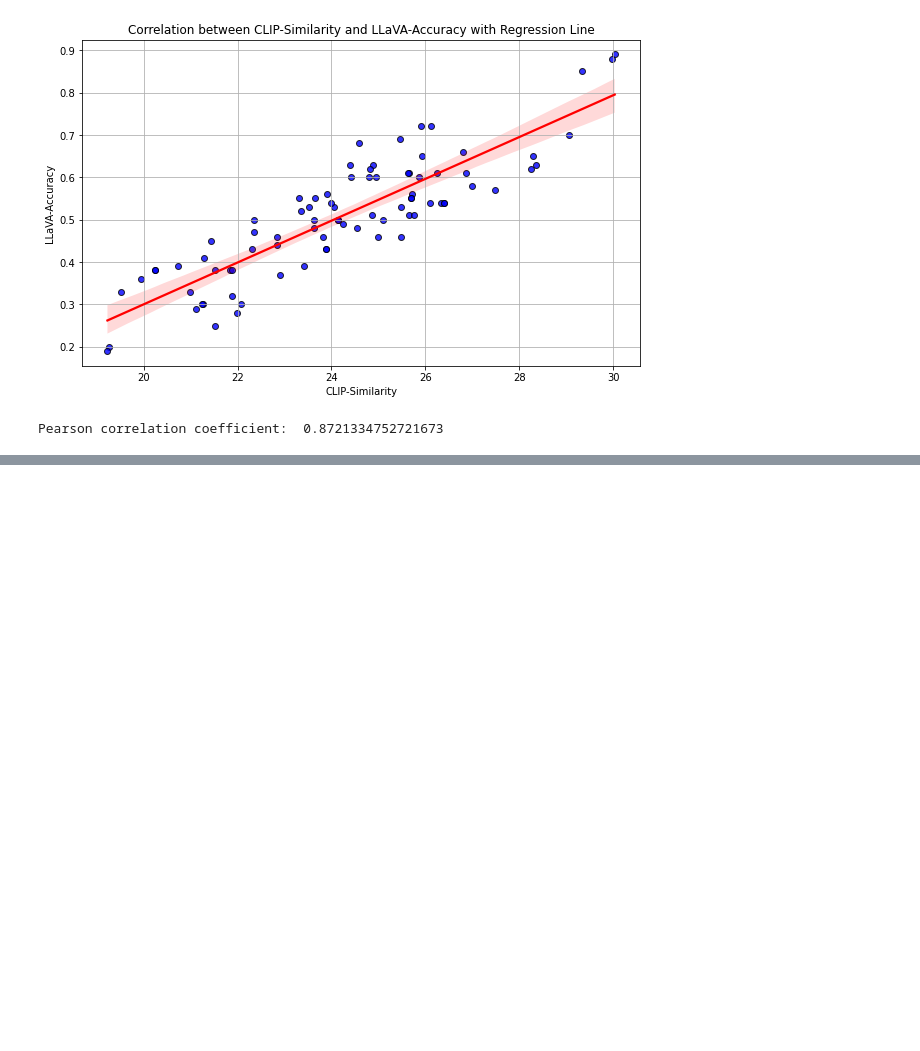
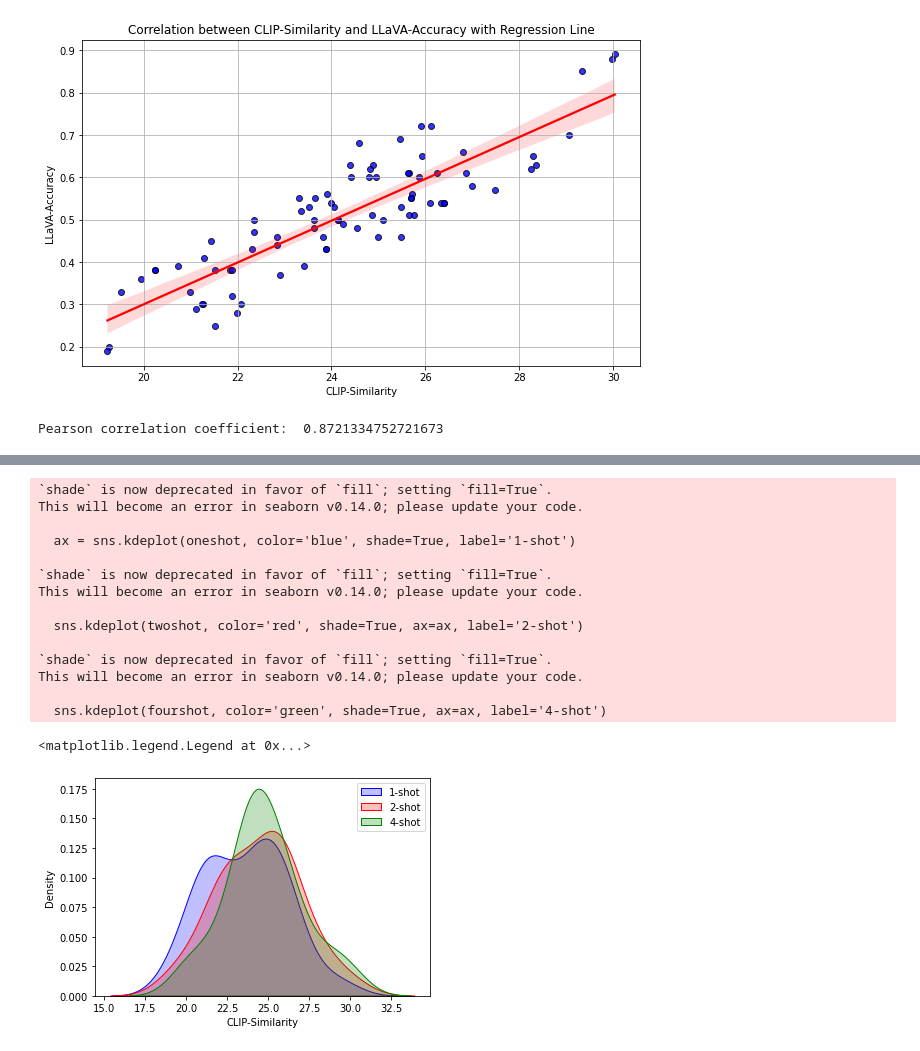
Before and after one commit to UW-Madison-Lee-Lab/CoBSAT, a Jupyter notebook: clip_llava_alignment.ipynb, the cells around one changed output, grey strips where cells are left out. Saved outputs shown, nothing was run; the diff lists cells and outputs as text; code cells hidden in the pictures; blank space fills up the shorter version.

```diff
--- a/clip_llava_alignment.ipynb
+++ b/clip_llava_alignment.ipynb
@@ -77,0 +142,31 @@ Pearson correlation coefficient:  0.8721334752721673
+# %%
+# scatter plot
+oneshot = get_index(data_clip, 1)
+twoshot = get_index(data_clip, 2)
+fourshot = get_index(data_clip, 4)
+
+# density plot
+ax = sns.kdeplot(oneshot, color='blue', shade=True, label='1-shot')
+sns.kdeplot(twoshot, color='red', shade=True, ax=ax, label='2-shot')
+sns.kdeplot(fourshot, color='green', shade=True, ax=ax, label='4-shot')
+ax.set_xlabel('CLIP-Similarity')
+
+# add legend
+plt.legend()
+# %% [output]
+`shade` is now deprecated in favor of `fill`; setting `fill=True`.
+This will become an error in seaborn v0.14.0; please update your code.
+
+  ax = sns.kdeplot(oneshot, color='blue', shade=True, label='1-shot')
+
+`shade` is now deprecated in favor of `fill`; setting `fill=True`.
+This will become an error in seaborn v0.14.0; please update your code.
+
+  sns.kdeplot(twoshot, color='red', shade=True, ax=ax, label='2-shot')
+
+`shade` is now deprecated in favor of `fill`; setting `fill=True`.
+This will become an error in seaborn v0.14.0; please update your code.
+
+  sns.kdeplot(fourshot, color='green', shade=True, ax=ax, label='4-shot')
+<matplotlib.legend.Legend at 0x...>
+[figure, added]
```
Also changed, not shown: parts of 4 cells of this notebook, 2 other files.
